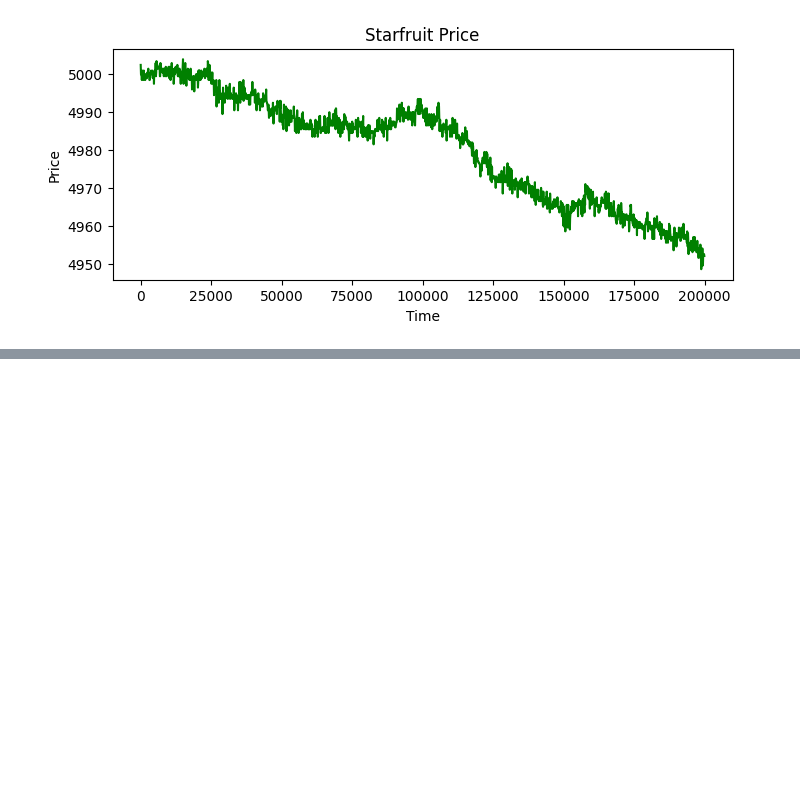
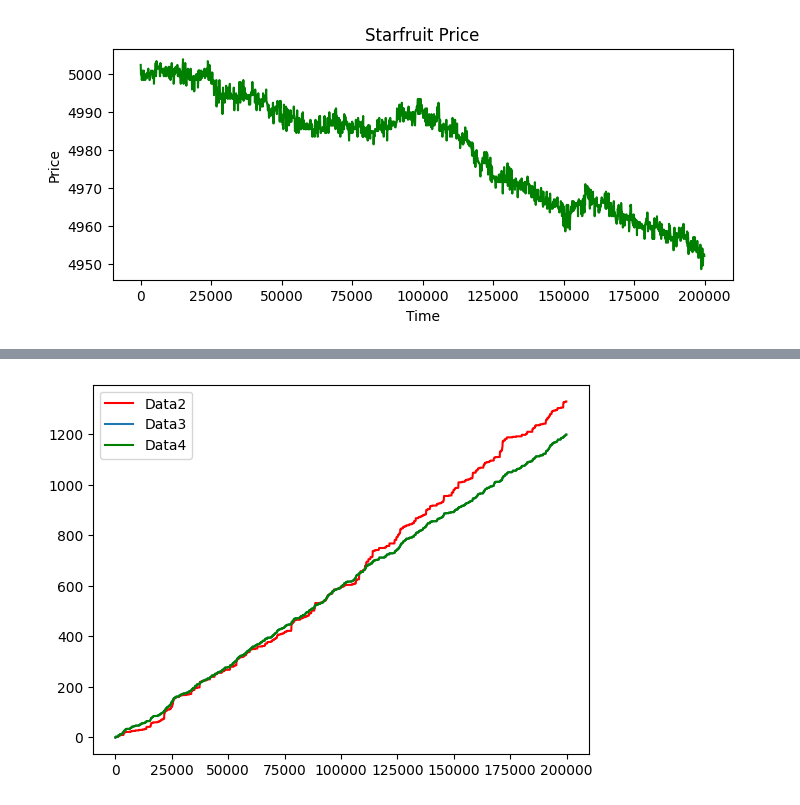
Before and after one commit to dakshox/Prosperity, a Jupyter notebook: activityAnalysis.ipynb, the cells around one changed output, grey strips where cells are left out. Saved outputs shown, nothing was run; the diff lists cells and outputs as text; code cells hidden in the pictures; blank space fills up the shorter version.

```diff
--- a/activityAnalysis.ipynb
+++ b/activityAnalysis.ipynb
@@ -56,0 +80,15 @@ plt.show()
+# %%
+data3 = pd.read_csv(r"Data3\activity.csv")
+amethystData3 = data3[data3['product'] == 'AMETHYSTS']
+starfruitData3 = data3[data3['product'] == 'STARFRUIT']
+data4 = pd.read_csv(r"Data4\activity.csv")
+amethystData4 = data4[data4['product'] == 'AMETHYSTS']
+starfruitData4 = data4[data4['product'] == 'STARFRUIT']
+# %%
+plt.plot(amethystData2['timestamp'], amethystData2['profit_and_loss'], color = 'r', label = "Data2")
+plt.plot(amethystData3['timestamp'], amethystData3['profit_and_loss'], label = "Data3")
+plt.plot(amethystData4['timestamp'], amethystData4['profit_and_loss'], color = 'g', label = "Data4")
+plt.legend()
+plt.show()
+# %% [output]
+[figure, added]
```
Also changed, not shown: parts of 8 cells of this notebook.
